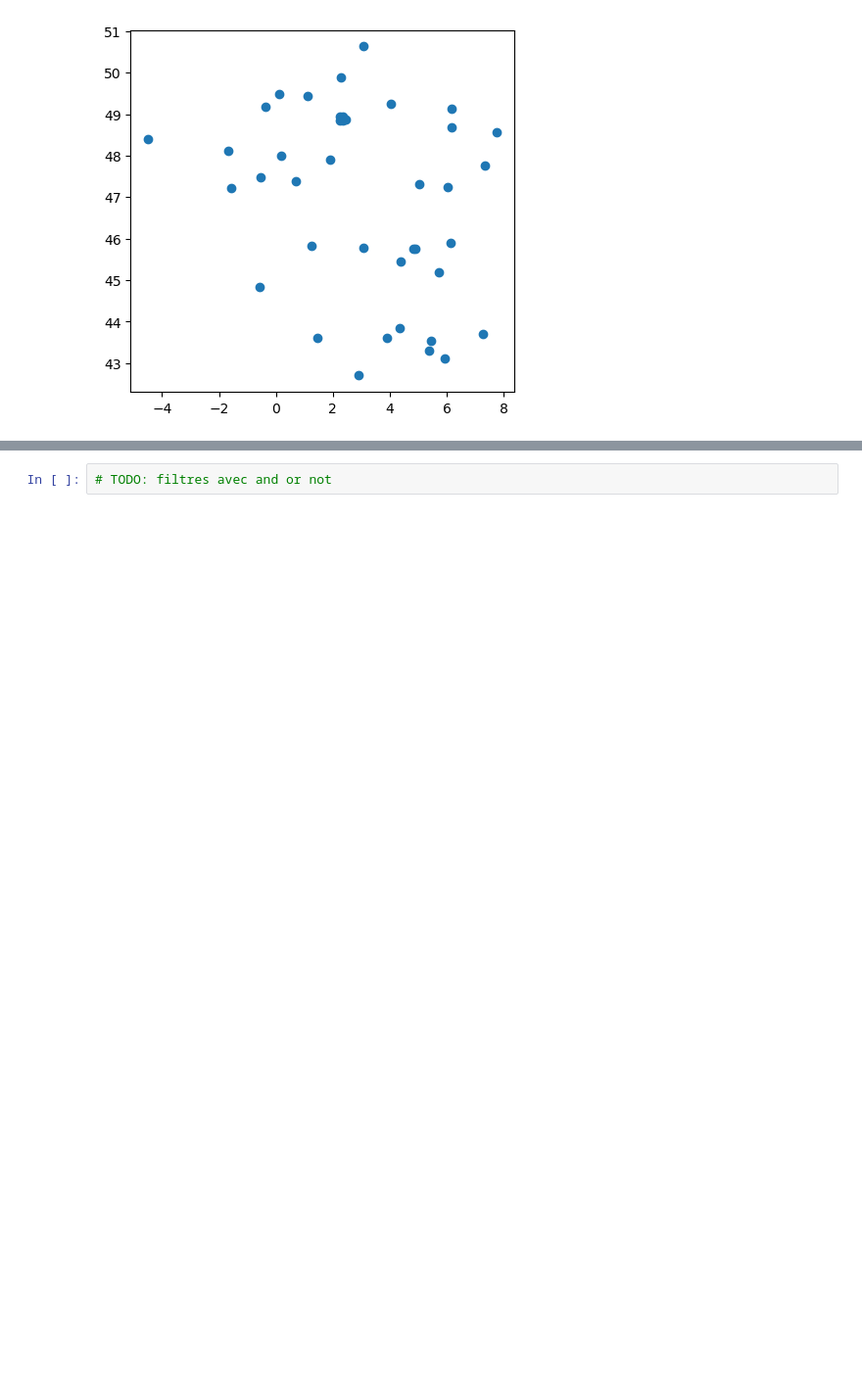
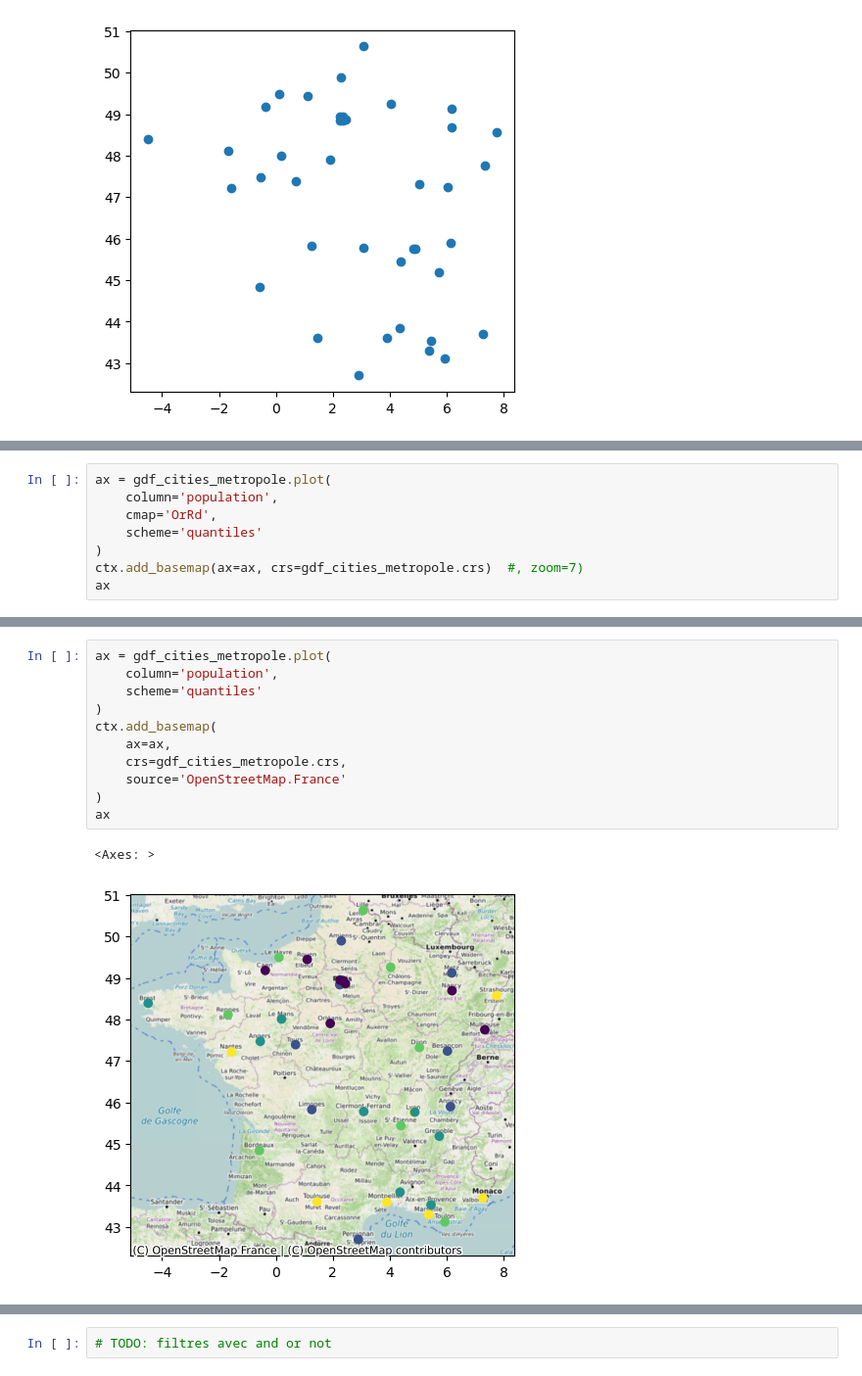
Before and after one commit to matthcol/python202503, a Jupyter notebook: Villes_pandas_gis.ipynb, the cells around one changed output, grey strips where cells are left out. Shown at 98% size. Saved outputs shown, nothing was run; the diff lists cells and outputs as text; blank space fills up the shorter version.

```diff
--- a/Villes_pandas_gis.ipynb
+++ b/Villes_pandas_gis.ipynb
@@ -1739,0 +1701,8 @@ ctxt.providers
+# %%
+ax = gdf_cities_metropole.plot(
+    column='population',
+    cmap='OrRd',
+    scheme='quantiles'
+)
+ctx.add_basemap(ax=ax, crs=gdf_cities_metropole.crs)  #, zoom=7)
+ax
@@ -1739,0 +1732,14 @@ ctxt.providers
+# %%
+ax = gdf_cities_metropole.plot(
+    column='population',
+    scheme='quantiles'
+)
+ctx.add_basemap(
+    ax=ax,
+    crs=gdf_cities_metropole.crs,
+    source='OpenStreetMap.France'
+)
+ax
+# %% [output]
+<Axes: >
+[figure, added]
```
Also changed, not shown: parts of 16 cells of this notebook.
